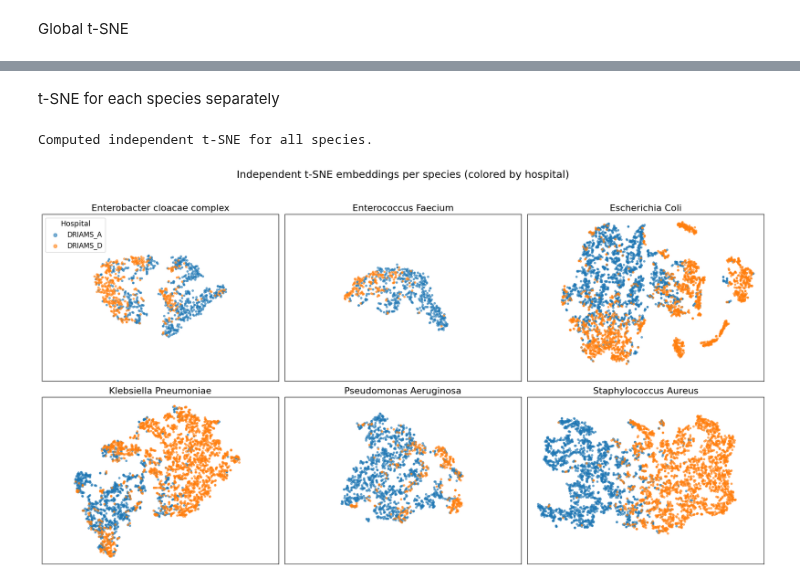
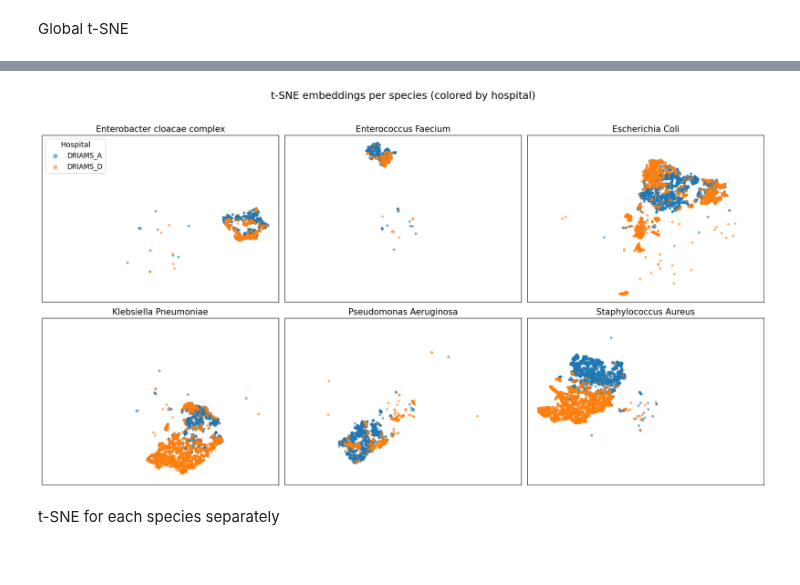
Before and after one commit to alexgaarciia/MALDIAlign, a Jupyter notebook: 02_models/vae_model.ipynb, the cells around one changed output, grey strips where cells are left out. Drawn from its saved outputs; the diff is of its cells as text; code cells hidden in the pictures.

```diff
--- a/02_models/vae_model.ipynb
+++ b/02_models/vae_model.ipynb
@@ -423,2 +364,6 @@ plt.show()
+# %%
+plot_tsne_global(tsne_df, per_species=True)
+# %% [output]
+[figure, added]
 # %% [markdown]
 t-SNE for each species separately
@@ -433,53 +369,0 @@ for d in range(mus_all.shape[1]):
-# %%
-tsne_results = {}
-species_sorted = sorted(np.unique(label_final))
-
-for sp in species_sorted:
-    mask = (df_all["species"] == sp)
-    X_sp = mus_all[mask]
-    tsne = TSNE(
-        n_components=2,
-        random_state=42,
-    )
-    X_tsne = tsne.fit_transform(X_sp)
-    tsne_results[sp] = {
-        "embedding": X_tsne,
-        "hospital": df_all.loc[mask, "hospital"].values
-    }
-# %% [output]
-Computed independent t-SNE for all species.
-# %%
-fig, axes = plt.subplots(2, 3, figsize=(18, 10), sharex=True, sharey=True)
-axes = axes.flatten()
-
-for i, sp in enumerate(species_sorted):
-    emb = tsne_results[sp]["embedding"]
-    hosp = tsne_results[sp]["hospital"]
-
-    for h in df_all["hospital"].unique():
-        idx = (hosp == h)
-        axes[i].scatter(
-            emb[idx, 0], emb[idx, 1],
-            s=10,
-            alpha=0.6,
-            label=h if i == 0 else None
-        )
-
-    axes[i].set_title(sp.replace("_", " "), fontsize=16)
-    axes[i].set_xticks([])
-    axes[i].set_yticks([])
-
-axes[0].legend(
-    title="Hospital",
-    loc="upper left",
-    frameon=True,
-    fontsize=12,
-    title_fontsize=13,
-    markerscale=2.0
-)
-
-plt.suptitle("Independent t-SNE embeddings per species (colored by hospital)", fontsize=18)
-plt.tight_layout(rect=[0, 0, 1, 0.95])
-plt.show()
-# %% [output]
-[figure, removed]
```
Also changed, not shown: parts of 31 cells of this notebook, 6 other files.
